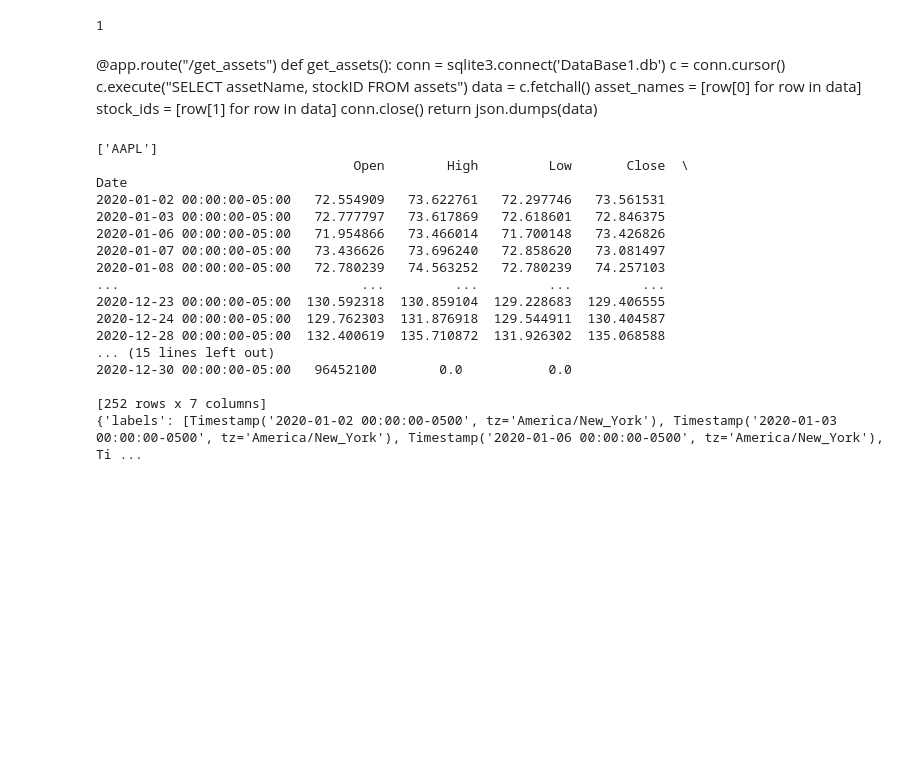
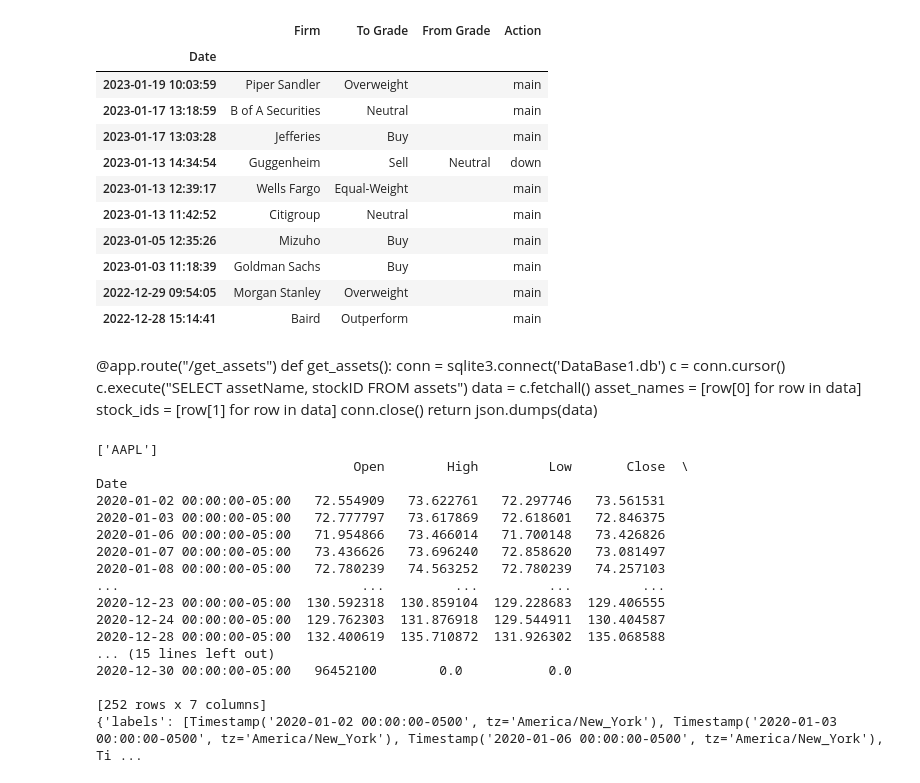
Before and after one commit to KacpiPL/WebApp, a Jupyter notebook: serverFlask.ipynb, the cells around one changed output. Cells and saved outputs as stored; diff of their text form; code cells hidden in the pictures; blank space fills up the shorter version.

```diff
--- a/serverFlask.ipynb
+++ b/serverFlask.ipynb
@@ -12,6 +12,7 @@ import plotly.graph_objs as go
 import plotly.express as px
 import json
 import plotly
+import pandas as pd
 from functools import wraps
 
 # template_dir = os.path.abspath('/templates')
@@ -362,13 +363,12 @@ def cb(endpoint):
             ,(stock_market,user_id,))
         else:
             c.execute("Select stockID from stockMarket where stockSymbol==?",(stock_market,))
-            stockID = c.fetchone()[0]
+            stockID = [row[0] for row in c.fetchall()]
             c.execute("SELECT assetName FROM assets where stockID==?",(stockID,))
         stock = [row[0] for row in c.fetchall()]
         print(stock)
         conn.close()
         return stock
-
 
     elif endpoint == "getStock":
         return gm(request.args.get('data'),request.args.get('period'),request.args.get('interval'))
@@ -381,6 +381,23 @@ def cb(endpoint):
 
     else:
         return "Bad endpoint", 400
+
+def get_reco(stock):
+    tsla = yf.Ticker(stock)
+    recommendations = tsla.get_recommendations()
+    df = pd.DataFrame(recommendations)
+    df.sort_values("Date", axis = 0, ascending = False, inplace = True, na_position='last')
+    df = df.head(10)
+    return(df)
+
+
+@app.route('/get-reco')
+def get_reco_data():
+    stock = request.args.get('stock')
+    recommendations = get_reco(stock)
+    return jsonify(recommendations)
+
+
 
 # Return the JSON data for the Plotly graph
 def gm(stock,period, interval):
@@ -405,7 +422,6 @@ def gm(stock,period, interval):
     # Create a JSON representation of the graph
     graphJSON = json.dumps(fig, cls=plotly.utils.PlotlyJSONEncoder)
     return graphJSON
-
 
 
 @app.route('/changePassword')
@@ -446,10 +462,8 @@ def changePasswordDB(loginName, new_password):
 @app.route('/portfolioOverview')
 @login_required
 def portfolioOverview():
-    stock_Markets = get_stock_markets()
-    asset_names = get_asset_data()
     title = 'Portfolio Overview'
-    return render_template('portfolioOverview.html', title=title, asset_names = asset_names, stock_Markets = stock_Markets)
+    return render_template('portfolioOverview.html', title=title)
 
 
 @app.route('/logout')
@@ -479,22 +518,28 @@ Press CTRL+C to quit
-# %%
-import sqlite3
-
-def takeUserID(loginName):
-    conn = sqlite3.connect('DataBase1.db')
-
-    c = conn.cursor()
-
-    c.execute("select userID from users where loginName = ?", (loginName,))
-
-    userID = c.fetchone()[0]
-
-    conn.close()
-
-    return userID
-
-takeUserID("admin")
-# %% [output]
-1
+# %%
+import yfinance as yf
+import pandas as pd
+def get_reco(stock):
+    tsla = yf.Ticker(stock)
+    recommendations = tsla.get_recommendations()
+    df = pd.DataFrame(recommendations)
+    df.sort_values("Date", axis = 0, ascending = False, inplace = True, na_position='last')
+    df = df.head(10)
+    return(df)
+
+get_reco('tsla')
+# %% [output]
+|  | Firm | To Grade | From Grade | Action |
+| Date |  |  |  |  |
+| 2023-01-19 10:03:59 | Piper Sandler | Overweight |  | main |
+| 2023-01-17 13:18:59 | B of A Securities | Neutral |  | main |
+| 2023-01-17 13:03:28 | Jefferies | Buy |  | main |
+| 2023-01-13 14:34:54 | Guggenheim | Sell | Neutral | down |
+| 2023-01-13 12:39:17 | Wells Fargo | Equal-Weight |  | main |
+| 2023-01-13 11:42:52 | Citigroup | Neutral |  | main |
+| 2023-01-05 12:35:26 | Mizuho | Buy |  | main |
+| 2023-01-03 11:18:39 | Goldman Sachs | Buy |  | main |
+| 2022-12-29 09:54:05 | Morgan Stanley | Overweight |  | main |
+| 2022-12-28 15:14:41 | Baird | Outperform |  | main |
 # %% [markdown]
 @app.route("/get_assets")
 def get_assets():
```
Also changed, not shown: parts of 1 cell of this notebook, 2 other files.
